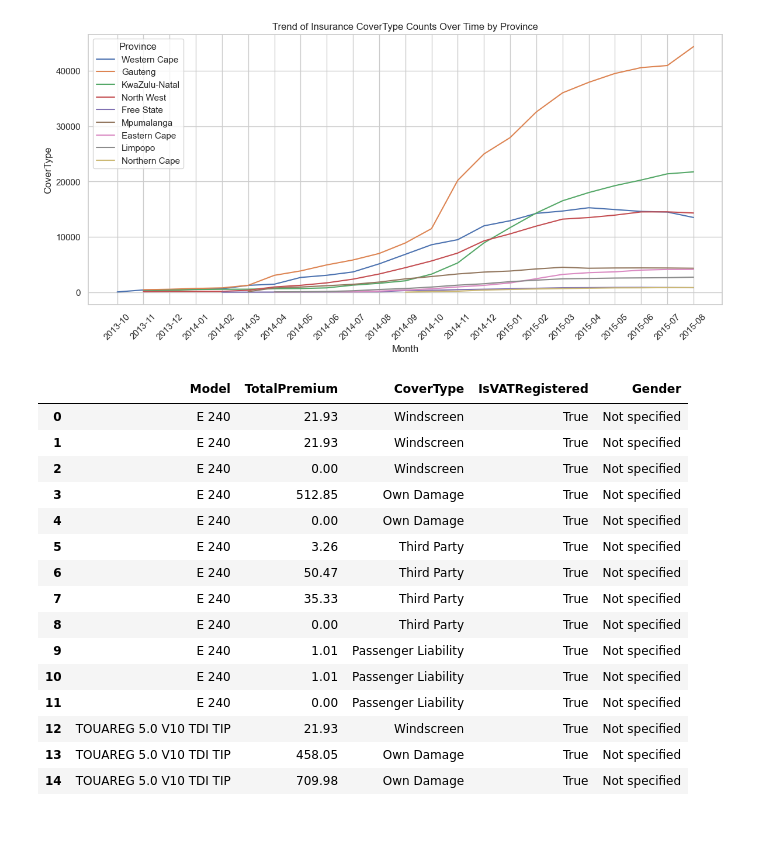
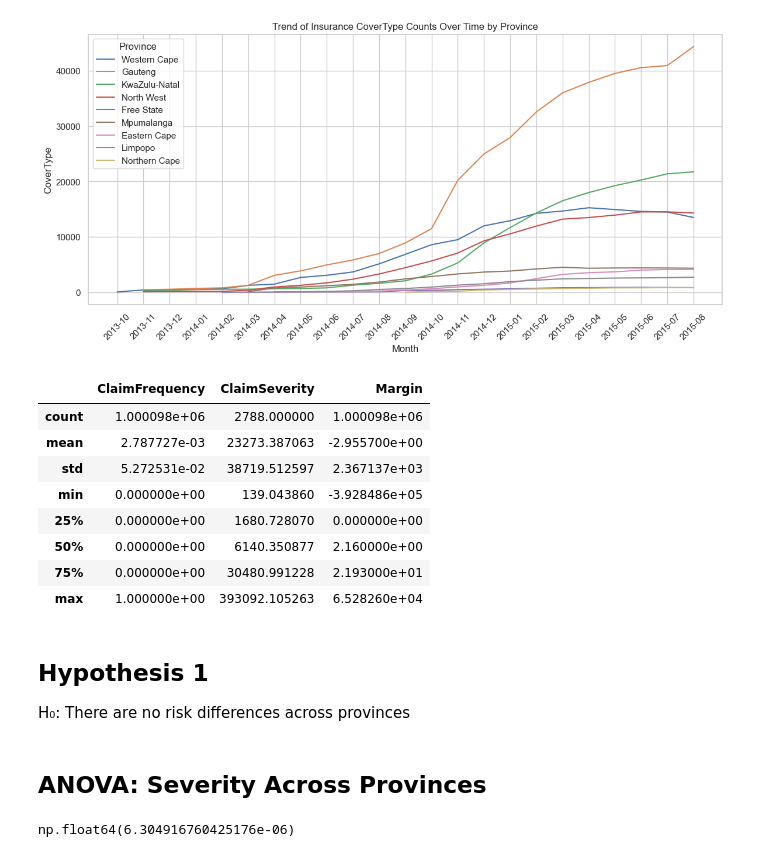
Before and after one commit to eyobedanalyst/AlphaCare_Insurance_Solutions-ACIS-week3, a Jupyter notebook: notebooks/insurance_EDA.ipynb, the cells around one changed output. Drawn from its saved outputs; the diff is of its cells as text; code cells hidden in the pictures; blank space fills up the shorter version.

Commit message:
this the first commit for task-3 of A/B hypothesis testing

```diff
--- a/notebooks/insurance_EDA.ipynb
+++ b/notebooks/insurance_EDA.ipynb
@@ -411,21 +411,18 @@ plt.show()
 # %% [output]
 [figure]
 # %%
-df[['Model','TotalPremium','CoverType','IsVATRegistered','Gender']].head(15)
+df["ClaimFrequency"] = np.where(df["TotalClaims"] > 0, 1, 0)
+df["ClaimSeverity"] = df["TotalClaims"].where(df["TotalClaims"] > 0, np.nan)
+df["Margin"] = df["TotalPremium"] - df["TotalClaims"]
+
+df[["ClaimFrequency", "ClaimSeverity", "Margin"]].describe()
 # %% [output]
-|  | Model | TotalPremium | CoverType | IsVATRegistered | Gender |
-| 0 | E 240 | 21.93 | Windscreen | True | Not specified |
-| 1 | E 240 | 21.93 | Windscreen | True | Not specified |
-| 2 | E 240 | 0.00 | Windscreen | True | Not specified |
-| 3 | E 240 | 512.85 | Own Damage | True | Not specified |
-| 4 | E 240 | 0.00 | Own Damage | True | Not specified |
-| 5 | E 240 | 3.26 | Third Party | True | Not specified |
-| 6 | E 240 | 50.47 | Third Party | True | Not specified |
-| 7 | E 240 | 35.33 | Third Party | True | Not specified |
-| 8 | E 240 | 0.00 | Third Party | True | Not specified |
-| 9 | E 240 | 1.01 | Passenger Liability | True | Not specified |
-| 10 | E 240 | 1.01 | Passenger Liability | True | Not specified |
-| 11 | E 240 | 0.00 | Passenger Liability | True | Not specified |
-| 12 | TOUAREG 5.0 V10 TDI TIP | 21.93 | Windscreen | True | Not specified |
-| 13 | TOUAREG 5.0 V10 TDI TIP | 458.05 | Own Damage | True | Not specified |
-| 14 | TOUAREG 5.0 V10 TDI TIP | 709.98 | Own Damage | True | Not specified |
+|  | ClaimFrequency | ClaimSeverity | Margin |
+| count | 1.000098e+06 | 2788.000000 | 1.000098e+06 |
+| mean | 2.787727e-03 | 23273.387063 | -2.955700e+00 |
+| std | 5.272531e-02 | 38719.512597 | 2.367137e+03 |
+| min | 0.000000e+00 | 139.043860 | -3.928486e+05 |
+| 25% | 0.000000e+00 | 1680.728070 | 0.000000e+00 |
+| 50% | 0.000000e+00 | 6140.350877 | 2.160000e+00 |
+| 75% | 0.000000e+00 | 30480.991228 | 2.193000e+01 |
+| max | 1.000000e+00 | 393092.105263 | 6.528260e+04 |
@@ -431,0 +452,12 @@ df[['Model','TotalPremium','CoverType','IsVATRegistered','Gender']].head(15)
+# %% [markdown]
+## Hypothesis 1
+H₀: There are no risk differences across provinces
+# %% [markdown]
+## ANOVA: Severity Across Provinces
+# %%
+groups = [g["ClaimSeverity"].dropna() for _, g in df.groupby("Province")]
+
+f_stat, p_val_anova = stats.f_oneway(*groups)
+p_val_anova
+# %% [output]
+np.float64(6.304916760425176e-06)
```
Also changed, not shown: parts of 17 cells of this notebook.
